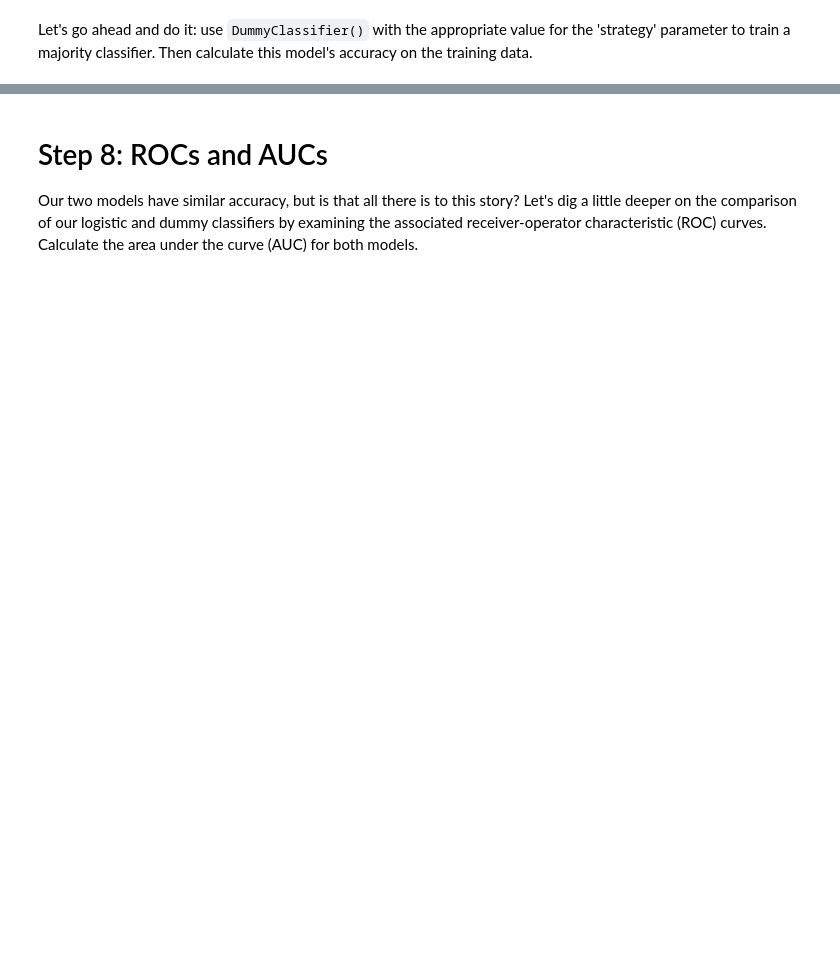
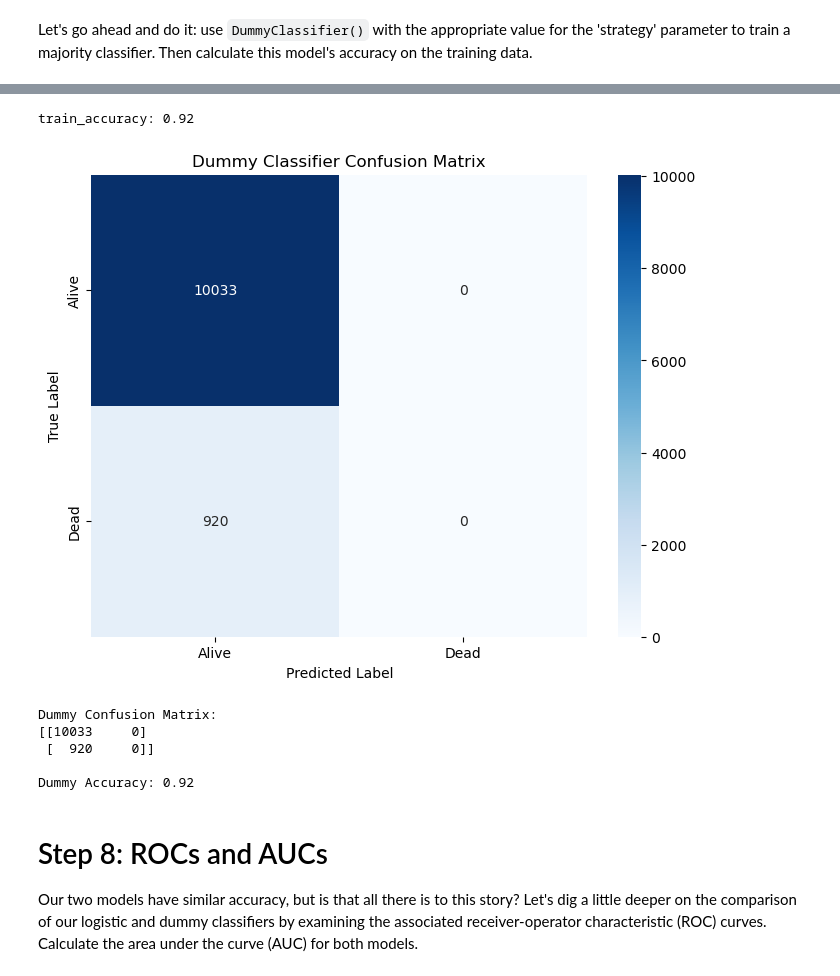
Before and after one commit to Aoverbye/EDS232-labs, a Jupyter notebook: Week3/lab3-wildfire.ipynb, the cells around one changed output, grey strips where cells are left out. Cells and saved outputs as stored; diff of their text form; code cells hidden in the pictures; blank space fills up the shorter version.

```diff
--- a/Week3/lab3-wildfire.ipynb
+++ b/Week3/lab3-wildfire.ipynb
@@ -278,3 +253,45 @@ Dummy Confusion Matrix:
+# %%
+# Create a Dummy Classifier with the 'most_frequent' strategy
+dummy_model = DummyClassifier(strategy='most_frequent', random_state=42)
+
+# Fit the model on the training data
+dummy_model.fit(X_train_scaled, y_train)
+
+# Make predictions
+dummy_y_train_pred = dummy_model.predict(X_train_scaled)
+dummy_y_test_pred = dummy_model.predict(X_test_scaled)
+
+# Calculate and print the dummy model accuracy on the training set
+dummy_train_score = accuracy_score(y_train, dummy_y_train_pred)
+print(f"train_accuracy: {dummy_train_score:.2f}")
+
+# Create confusion matrix for the test set
+dummy_cm = confusion_matrix(y_test, dummy_y_test_pred)
+
+# Plot confusion matrix for the dummy model
+plt.figure(figsize=(8, 6))
+sns.heatmap(dummy_cm, annot=True,
+            fmt='d',
+            cmap='Blues',
+            xticklabels=["Alive", "Dead"],
+            yticklabels=["Alive", "Dead"])
+plt.title("Dummy Classifier Confusion Matrix")
+plt.xlabel("Predicted Label")
+plt.ylabel("True Label")
+plt.show()
+
+# Print dummy confusion matrix and accuracy
+print("\nDummy Confusion Matrix:")
+print(dummy_cm)
+print(f"\nDummy Accuracy: {dummy_train_score:.2f}")
+# %% [output]
+train_accuracy: 0.92
+[figure, added]
+Dummy Confusion Matrix:
+[[10033     0]
+ [  920     0]]
+
+Dummy Accuracy: 0.92
 # %% [markdown]
 # Step 8: ROCs and AUCs
 Our two models have similar accuracy, but is that all there is to this story?  Let's dig a little deeper on the comparison of our logistic and dummy classifiers by examining the associated receiver-operator characteristic (ROC) curves. Calculate the area under the curve (AUC) for both models.
```
Also changed, not shown: parts of 23 cells of this notebook.
